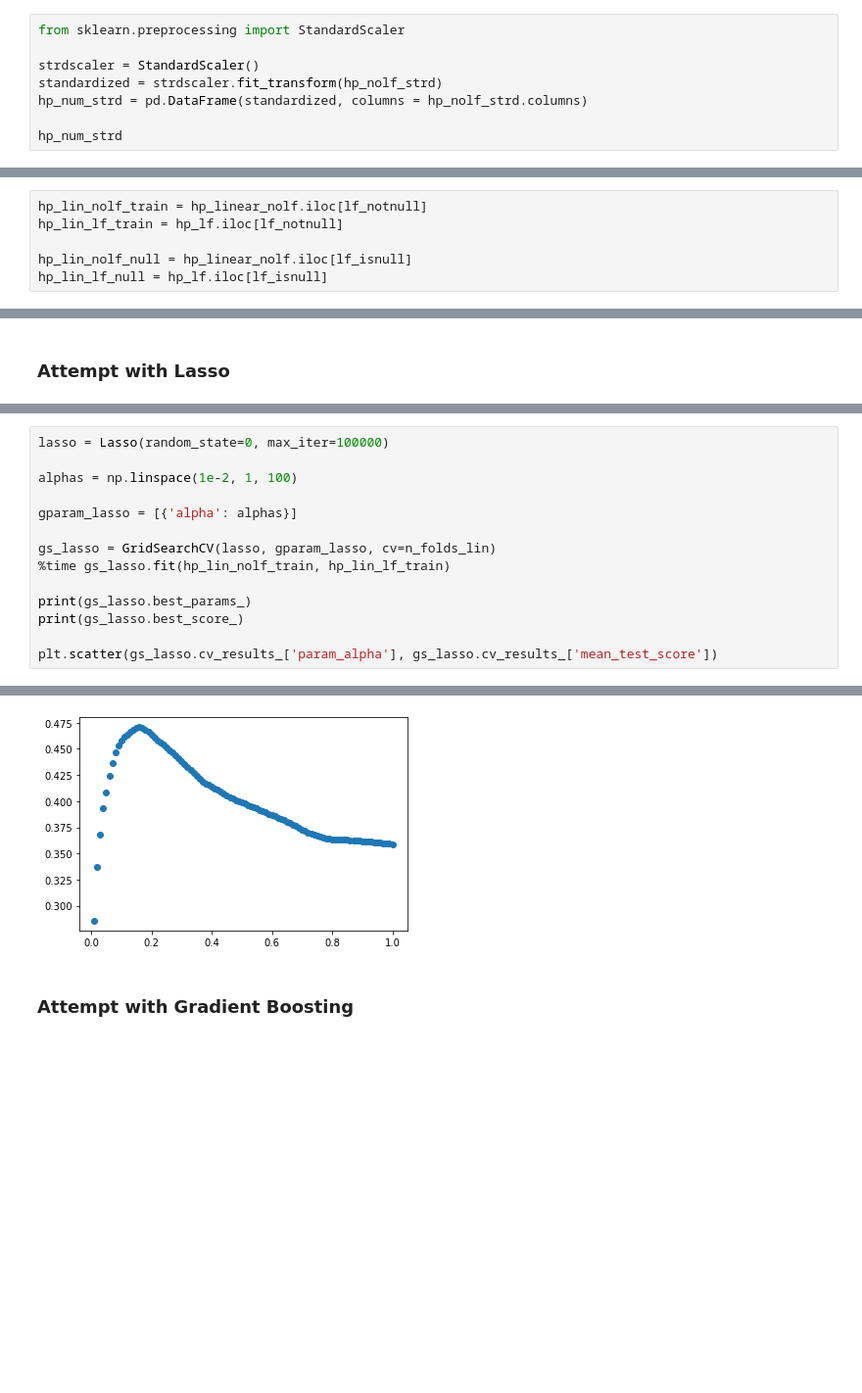
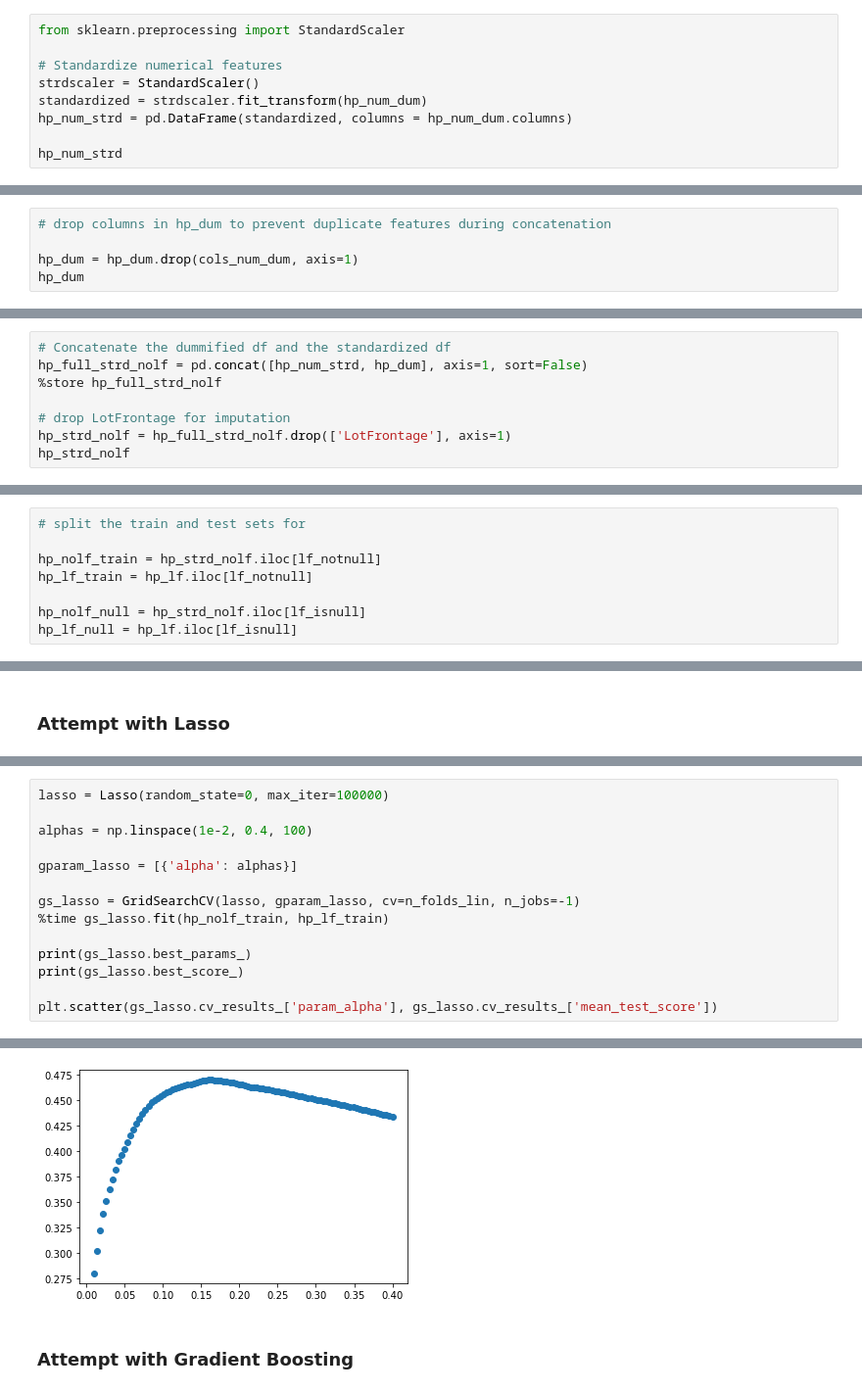
Before and after one commit to tdchoi7/ML_Project_Self, a Jupyter notebook: ML_HousingPrice_LotFrontage_Imputation_DataSetManagement.ipynb, the cells around one changed output, grey strips where cells are left out. Shown at 98% size. Saved outputs shown, nothing was run; the diff lists cells and outputs as text; blank space fills up the shorter version.

```diff
--- a/ML_HousingPrice_LotFrontage_Imputation_DataSetManagement.ipynb
+++ b/ML_HousingPrice_LotFrontage_Imputation_DataSetManagement.ipynb
@@ -725,9 +233,10 @@ memory usage: 399.3 KB
 # %%
 from sklearn.preprocessing import StandardScaler
 
+# Standardize numerical features
 strdscaler = StandardScaler()
-standardized = strdscaler.fit_transform(hp_nolf_strd)
-hp_num_strd = pd.DataFrame(standardized, columns = hp_nolf_strd.columns)
+standardized = strdscaler.fit_transform(hp_num_dum)
+hp_num_strd = pd.DataFrame(standardized, columns = hp_num_dum.columns)
 
 hp_num_strd
 # %% [output]
@@ -763,0 +272,5 @@ hp_linear_nolf
+# %%
+# drop columns in hp_dum to prevent duplicate features during concatenation
+
+hp_dum = hp_dum.drop(cols_num_dum, axis=1)
+hp_dum
@@ -763,0 +291,8 @@ hp_linear_nolf
+# %%
+# Concatenate the dummified df and the standardized df
+hp_full_strd_nolf = pd.concat([hp_num_strd, hp_dum], axis=1, sort=False)
+%store hp_full_strd_nolf
+
+# drop LotFrontage for imputation
+hp_strd_nolf = hp_full_strd_nolf.drop(['LotFrontage'], axis=1)
+hp_strd_nolf
@@ -764,6 +314,8 @@ hp_linear_nolf
 # %%
-hp_lin_nolf_train = hp_linear_nolf.iloc[lf_notnull]
-hp_lin_lf_train = hp_lf.iloc[lf_notnull]
+# split the train and test sets for
 
-hp_lin_nolf_null = hp_linear_nolf.iloc[lf_isnull]
-hp_lin_lf_null = hp_lf.iloc[lf_isnull]
+hp_nolf_train = hp_strd_nolf.iloc[lf_notnull]
+hp_lf_train = hp_lf.iloc[lf_notnull]
+
+hp_nolf_null = hp_strd_nolf.iloc[lf_isnull]
+hp_lf_null = hp_lf.iloc[lf_isnull]
@@ -898,12 +402,12 @@ Wall time: 12.1 s
 # %%
 lasso = Lasso(random_state=0, max_iter=100000)
 
-alphas = np.linspace(1e-2, 1, 100)
+alphas = np.linspace(1e-2, 0.4, 100)
 
 gparam_lasso = [{'alpha': alphas}]
 
-gs_lasso = GridSearchCV(lasso, gparam_lasso, cv=n_folds_lin)
-%time gs_lasso.fit(hp_lin_nolf_train, hp_lin_lf_train)
+gs_lasso = GridSearchCV(lasso, gparam_lasso, cv=n_folds_lin, n_jobs=-1)
+%time gs_lasso.fit(hp_nolf_train, hp_lf_train)
 
 print(gs_lasso.best_params_)
 print(gs_lasso.best_score_)
@@ -916,5 +420,5 @@ Wall time: 10.4 s
 <matplotlib.collections.PathCollection at 0x...>
-[figure, old version]
+[figure, new version]
 # %% [markdown]
 ### Attempt with Gradient Boosting
 # %%
```
Also changed, not shown: parts of 122 cells of this notebook.
